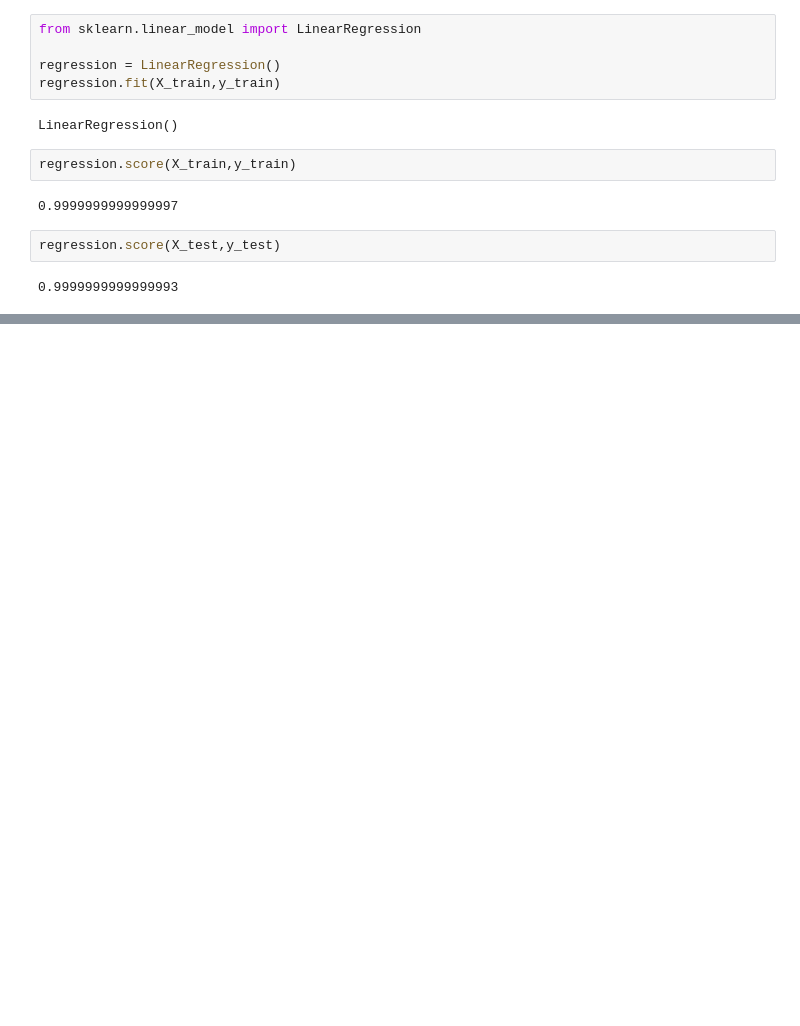
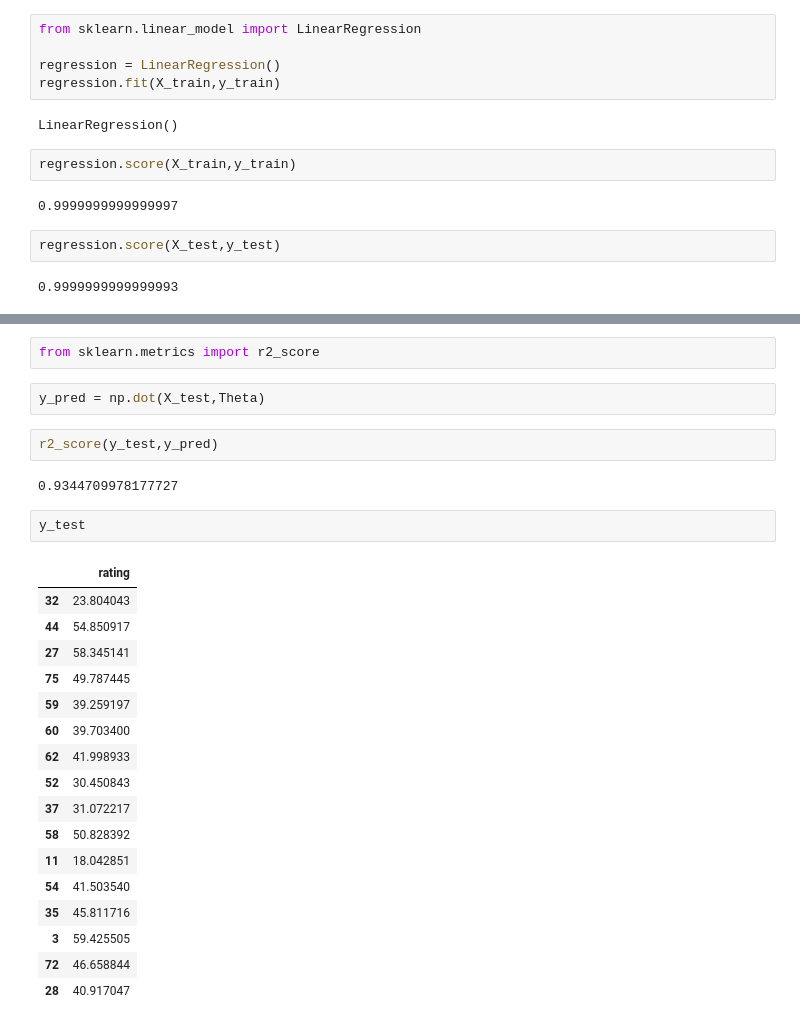
Before and after one commit to adityabommaraju/MachineLearning, a Jupyter notebook: PR Assignment - 1 Linear Regression.ipynb, the cells around one changed output, grey strips where cells are left out. Drawn from its saved outputs; the diff is of its cells as text; blank space fills up the shorter version.

```diff
--- a/PR Assignment - 1 Linear Regression.ipynb
+++ b/PR Assignment - 1 Linear Regression.ipynb
@@ -142,0 +200,28 @@ regression.score(X_test,y_test)
+# %%
+from sklearn.metrics import r2_score
+# %%
+y_pred = np.dot(X_test,Theta)
+# %%
+r2_score(y_test,y_pred)
+# %% [output]
+0.9344709978177727
+# %%
+y_test
+# %% [output]
+|  | rating |
+| 32 | 23.804043 |
+| 44 | 54.850917 |
+| 27 | 58.345141 |
+| 75 | 49.787445 |
+| 59 | 39.259197 |
+| 60 | 39.703400 |
+| 62 | 41.998933 |
+| 52 | 30.450843 |
+| 37 | 31.072217 |
+| 58 | 50.828392 |
+| 11 | 18.042851 |
+| 54 | 41.503540 |
+| 35 | 45.811716 |
+| 3 | 59.425505 |
+| 72 | 46.658844 |
+| 28 | 40.917047 |
```
Also changed, not shown: parts of 6 cells of this notebook.
